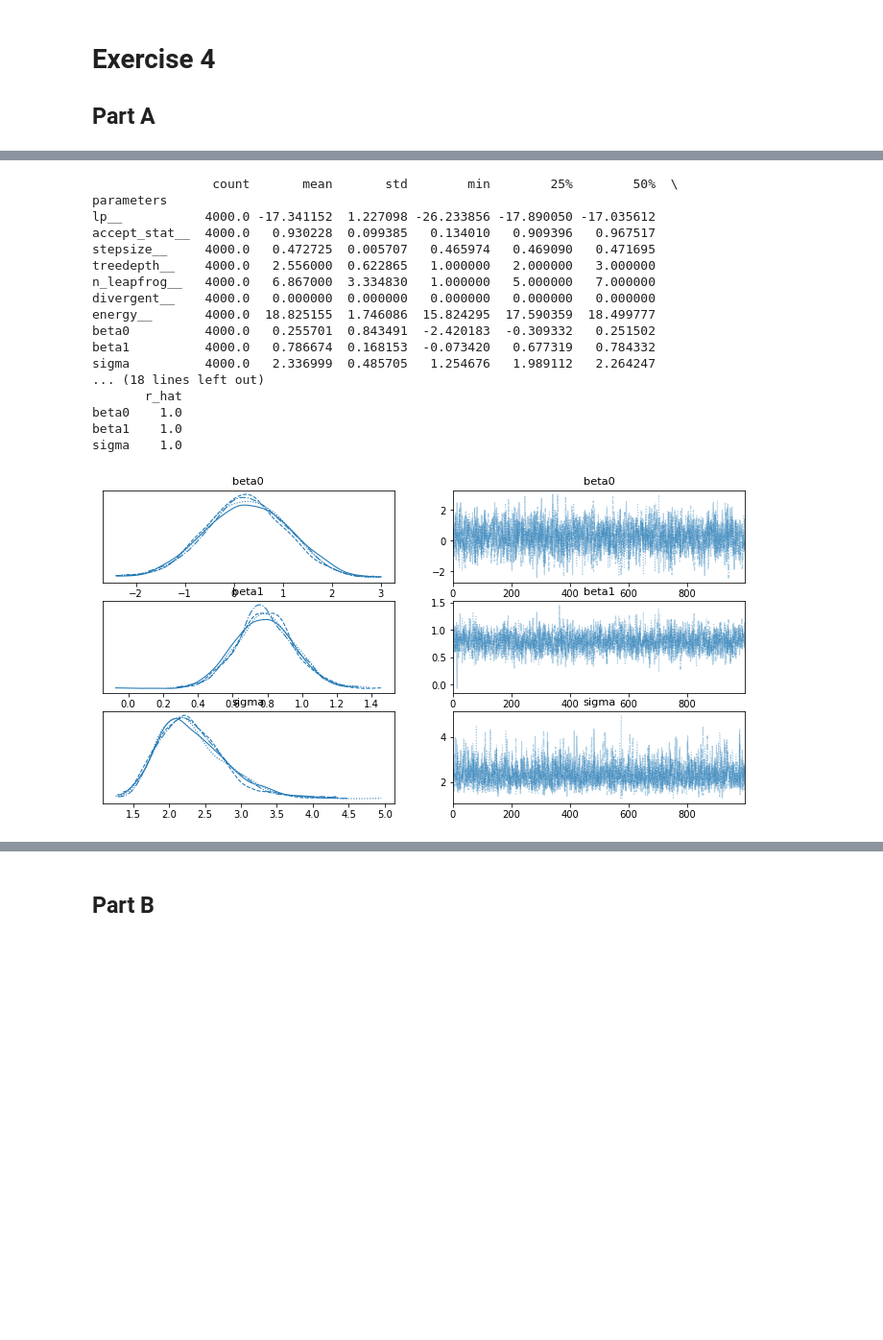
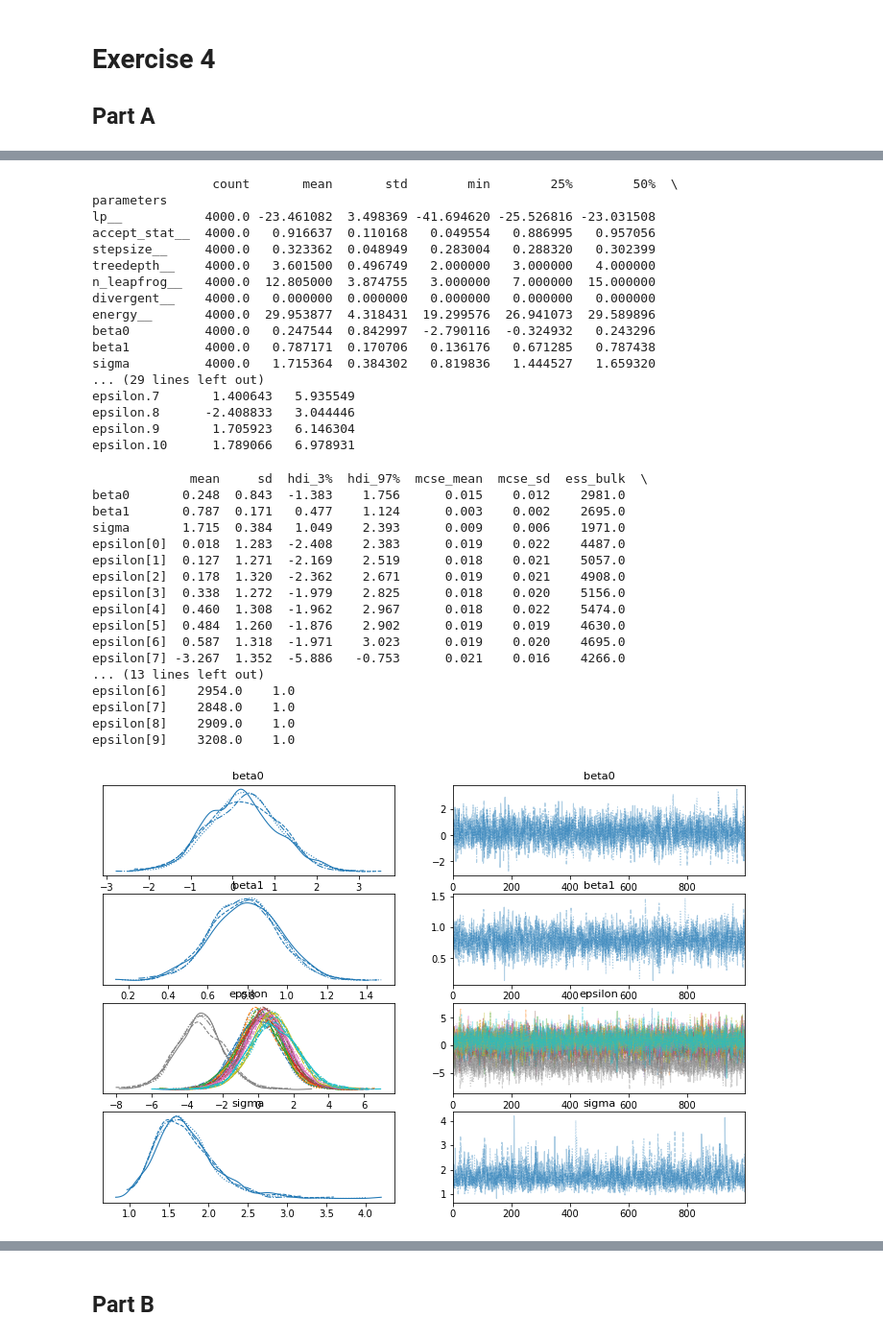
Before and after one commit to vyeoms/assignments, a Jupyter notebook: stats4ds/week5py.ipynb, the cells around one changed output, grey strips where cells are left out. Shown at 96% size. Saved outputs shown, nothing was run; the diff lists cells and outputs as text; code cells hidden in the pictures; blank space fills up the shorter version.

Commit message:
stats4ds: Correct the solution for week 5's exercise 4

```diff
--- a/stats4ds/week5py.ipynb
+++ b/stats4ds/week5py.ipynb
@@ -252,7 +259,7 @@ df = fit.to_frame()
 print(df.describe().T)
 print(az.summary(fit))
 
-az.plot_trace(fit, var_names=("beta0", "beta1", "sigma"))
+az.plot_trace(fit, var_names=("beta0", "beta1", "epsilon", "sigma"))
 
 plt.show()
 # %% [output]
@@ -275,22 +282,39 @@ Messages received during sampling:
   Adjust your expectations accordingly!
                 count       mean       std        min        25%        50%  \
 parameters
-lp__           4000.0 -17.341152  1.227098 -26.233856 -17.890050 -17.035612
-accept_stat__  4000.0   0.930228  0.099385   0.134010   0.909396   0.967517
-stepsize__     4000.0   0.472725  0.005707   0.465974   0.469090   0.471695
-treedepth__    4000.0   2.556000  0.622865   1.000000   2.000000   3.000000
-n_leapfrog__   4000.0   6.867000  3.334830   1.000000   5.000000   7.000000
+lp__           4000.0 -23.461082  3.498369 -41.694620 -25.526816 -23.031508
+accept_stat__  4000.0   0.916637  0.110168   0.049554   0.886995   0.957056
+stepsize__     4000.0   0.323362  0.048949   0.283004   0.288320   0.302399
+treedepth__    4000.0   3.601500  0.496749   2.000000   3.000000   4.000000
+n_leapfrog__   4000.0  12.805000  3.874755   3.000000   7.000000  15.000000
 divergent__    4000.0   0.000000  0.000000   0.000000   0.000000   0.000000
-energy__       4000.0  18.825155  1.746086  15.824295  17.590359  18.499777
-beta0          4000.0   0.255701  0.843491  -2.420183  -0.309332   0.251502
-beta1          4000.0   0.786674  0.168153  -0.073420   0.677319   0.784332
-sigma          4000.0   2.336999  0.485705   1.254676   1.989112   2.264247
-... (18 lines left out)
-       r_hat
-beta0    1.0
-beta1    1.0
-sigma    1.0
+energy__       4000.0  29.953877  4.318431  19.299576  26.941073  29.589896
+beta0          4000.0   0.247544  0.842997  -2.790116  -0.324932   0.243296
+beta1          4000.0   0.787171  0.170706   0.136176   0.671285   0.787438
+sigma          4000.0   1.715364  0.384302   0.819836   1.444527   1.659320
+... (29 lines left out)
+epsilon.7       1.400643   5.935549
+epsilon.8      -2.408833   3.044446
+epsilon.9       1.705923   6.146304
+epsilon.10      1.789066   6.978931
+             mean     sd  hdi_3%  hdi_97%  mcse_mean  mcse_sd  ess_bulk  \
+beta0       0.248  0.843  -1.383    1.756      0.015    0.012    2981.0
+beta1       0.787  0.171   0.477    1.124      0.003    0.002    2695.0
+sigma       1.715  0.384   1.049    2.393      0.009    0.006    1971.0
+epsilon[0]  0.018  1.283  -2.408    2.383      0.019    0.022    4487.0
+epsilon[1]  0.127  1.271  -2.169    2.519      0.018    0.021    5057.0
+epsilon[2]  0.178  1.320  -2.362    2.671      0.019    0.021    4908.0
+epsilon[3]  0.338  1.272  -1.979    2.825      0.018    0.020    5156.0
+epsilon[4]  0.460  1.308  -1.962    2.967      0.018    0.022    5474.0
+epsilon[5]  0.484  1.260  -1.876    2.902      0.019    0.019    4630.0
+epsilon[6]  0.587  1.318  -1.971    3.023      0.019    0.020    4695.0
+epsilon[7] -3.267  1.352  -5.886   -0.753      0.021    0.016    4266.0
+... (13 lines left out)
+epsilon[6]    2954.0    1.0
+epsilon[7]    2848.0    1.0
+epsilon[8]    2909.0    1.0
+epsilon[9]    3208.0    1.0
-[figure, old version]
+[figure, new version]
 # %%
 fit_data = az.summary(fit)
 beta0 = fit_data['mean']['beta0']
```
Also changed, not shown: parts of 8 cells of this notebook.
